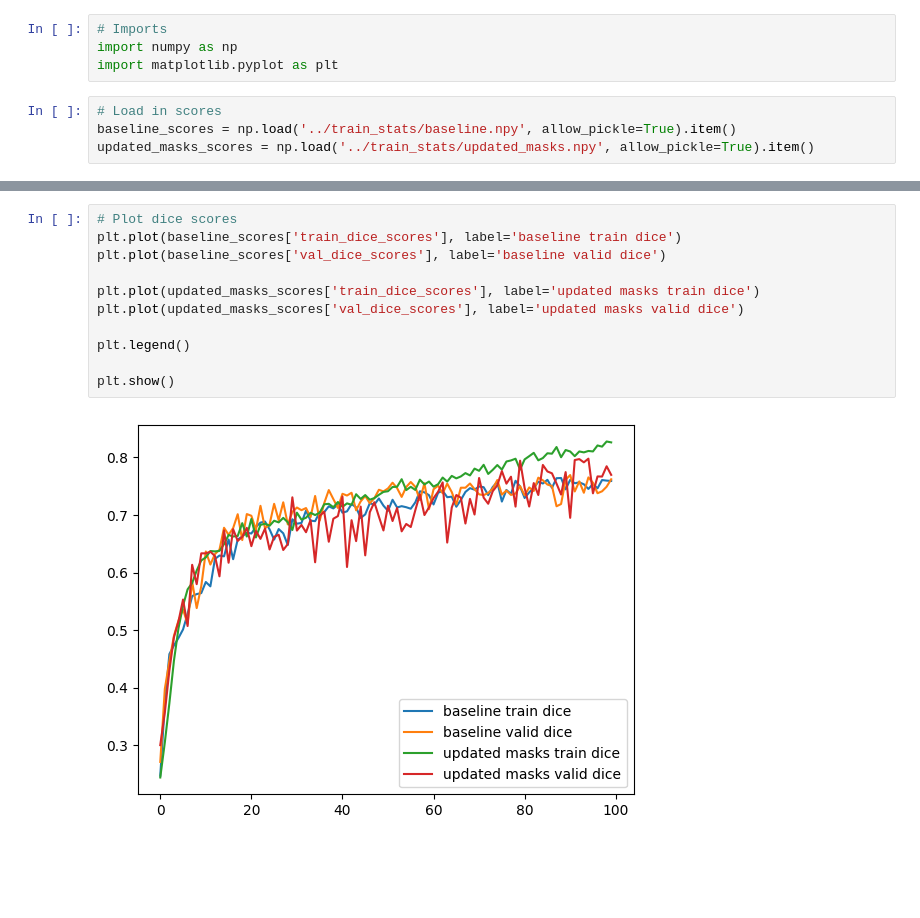
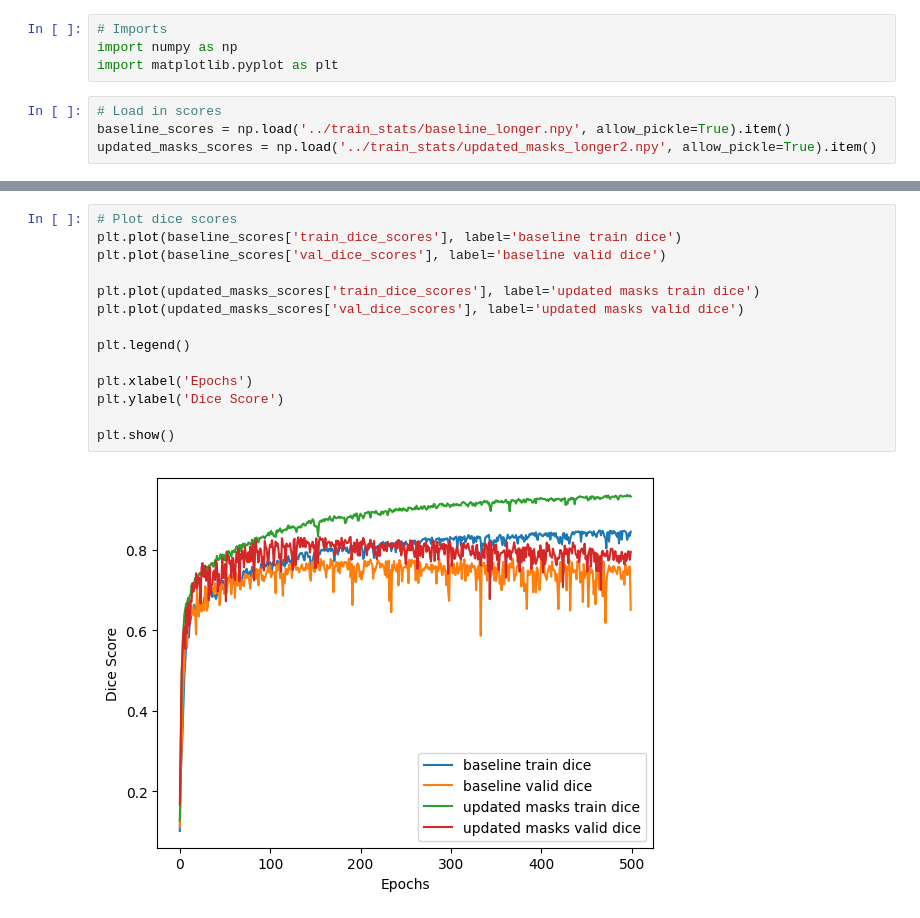
Before and after one commit to oliverjm1/mycetoma_segmentation, a Jupyter notebook: notebooks/plot_train_scores.ipynb, the cells around one changed output, grey strips where cells are left out. Drawn from its saved outputs; the diff is of its cells as text; blank space fills up the shorter version.

Commit message:
new plots

```diff
--- a/notebooks/plot_train_scores.ipynb
+++ b/notebooks/plot_train_scores.ipynb
@@ -6,8 +9,8 @@ import numpy as np
 import matplotlib.pyplot as plt
 # %%
 # Load in scores
-baseline_scores = np.load('../train_stats/baseline.npy', allow_pickle=True).item()
-updated_masks_scores = np.load('../train_stats/updated_masks.npy', allow_pickle=True).item()
+baseline_scores = np.load('../train_stats/baseline_longer.npy', allow_pickle=True).item()
+updated_masks_scores = np.load('../train_stats/updated_masks_longer2.npy', allow_pickle=True).item()
 # %%
 # Plot losses
 plt.plot(baseline_scores['train_losses'], label='baseline train loss')
@@ -24,13 +30,16 @@ plt.show()
 # %%
 # Plot dice scores
 plt.plot(baseline_scores['train_dice_scores'], label='baseline train dice')
 plt.plot(baseline_scores['val_dice_scores'], label='baseline valid dice')
 
 plt.plot(updated_masks_scores['train_dice_scores'], label='updated masks train dice')
 plt.plot(updated_masks_scores['val_dice_scores'], label='updated masks valid dice')
 
 plt.legend()
 
+plt.xlabel('Epochs')
+plt.ylabel('Dice Score')
+
 plt.show()
 # %% [output]
-[figure, old version]
+[figure, new version]
```
Also changed, not shown: parts of 2 cells of this notebook.
